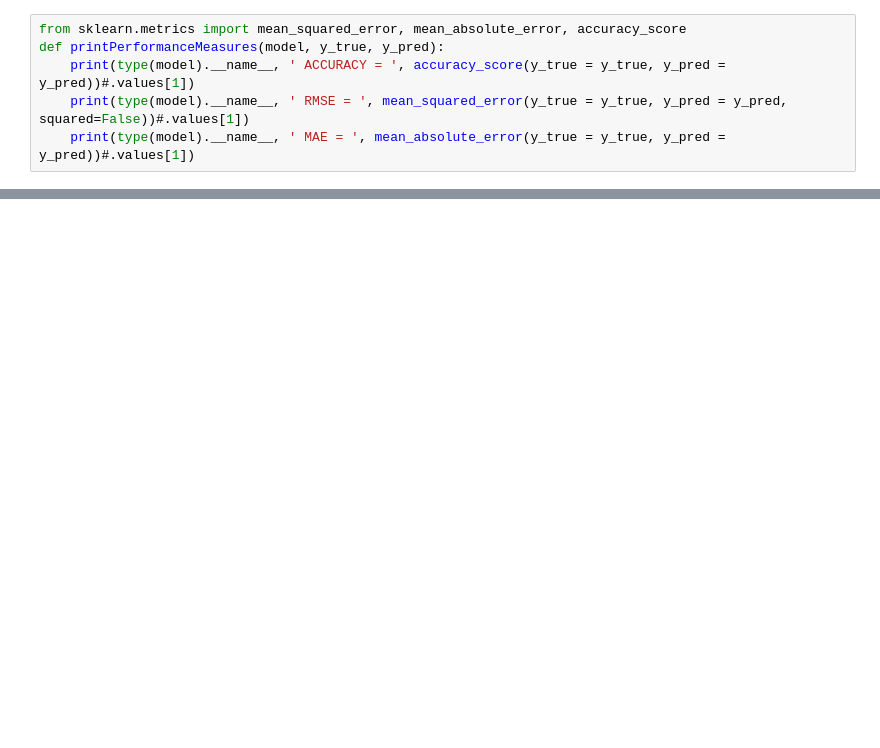
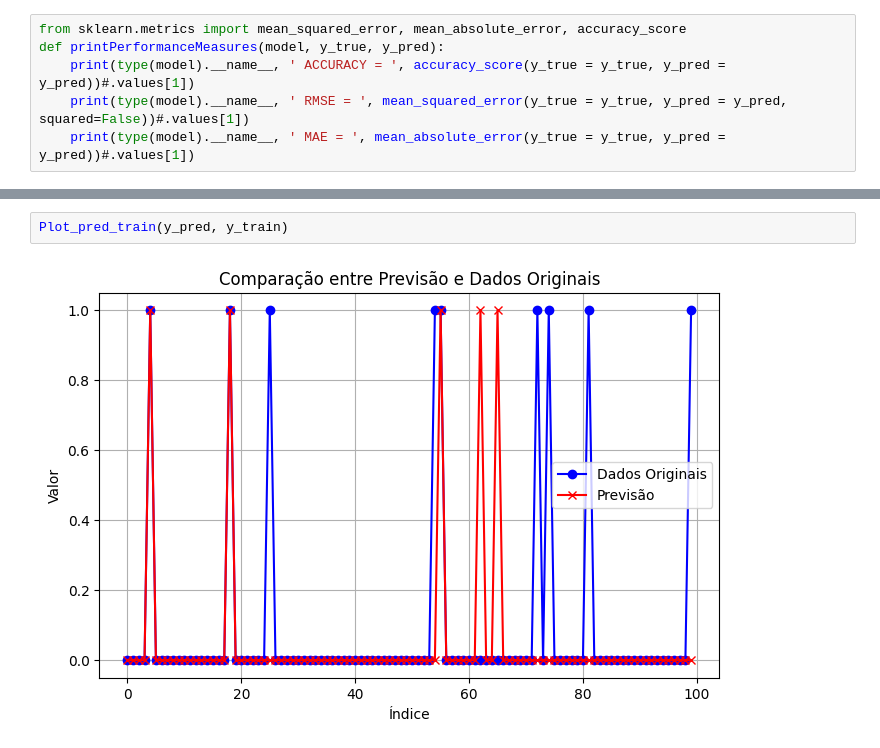
Before and after one commit to kaioreidela/Death_Prediction_in_ICU, a Jupyter notebook: Projeto_TI.ipynb, the cells around one changed output, grey strips where cells are left out. Drawn from its saved outputs; the diff is of its cells as text; blank space fills up the shorter version.

```diff
--- a/Projeto_TI.ipynb
+++ b/Projeto_TI.ipynb
@@ -971,0 +1228,4 @@ LinearRegression  MAE =  0.08419134254427639
+# %%
+Plot_pred_train(y_pred, y_train)
+# %% [output]
+[figure, added]
```
Also changed, not shown: parts of 85 cells of this notebook.
